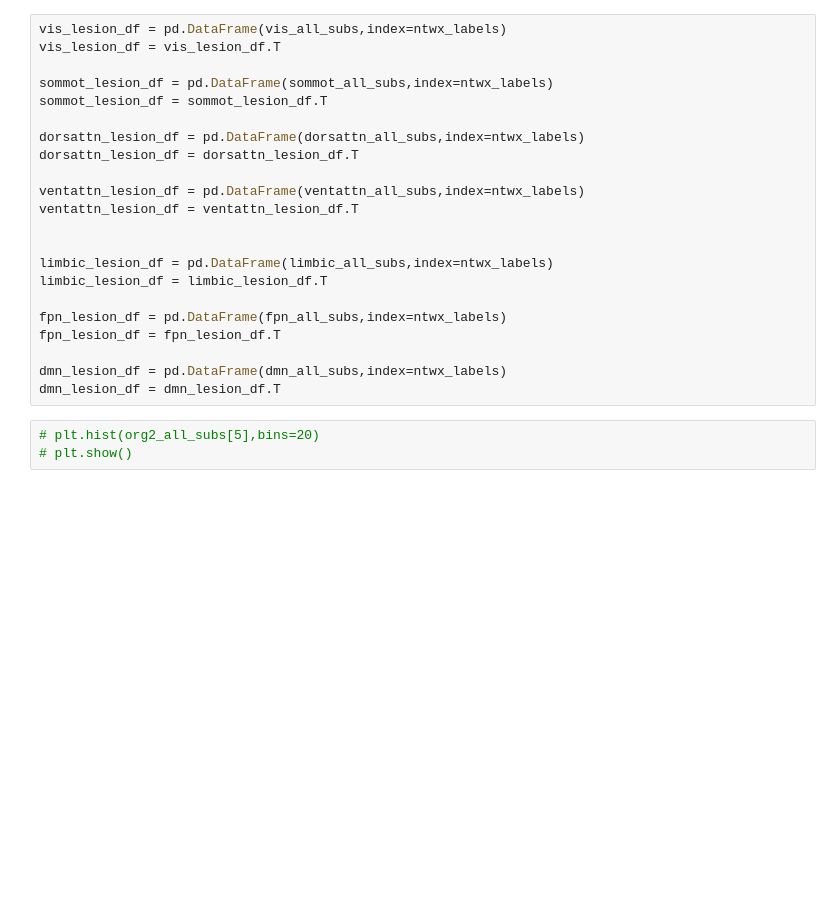
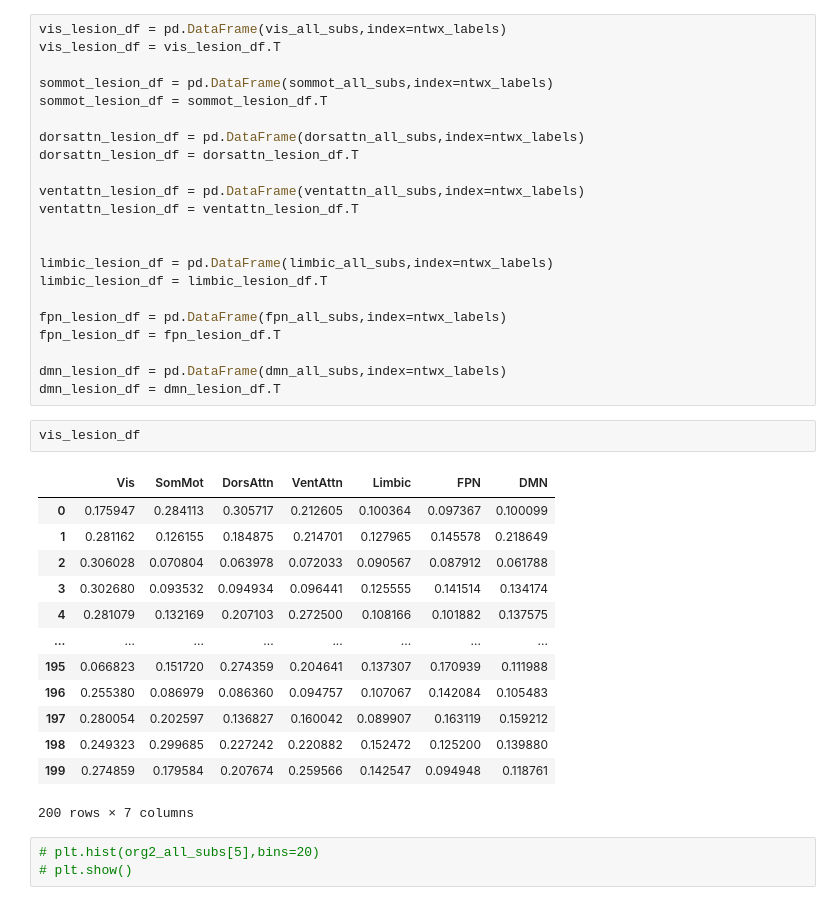
Before and after one commit to Shreyder93/whobpyt, a Jupyter notebook: scratch/WhoBPyT_isolated_INNER_Ntwx_all_subs.ipynb, the cells around one changed output. Drawn from its saved outputs; the diff is of its cells as text; blank space fills up the shorter version.

```diff
--- a/scratch/WhoBPyT_isolated_INNER_Ntwx_all_subs.ipynb
+++ b/scratch/WhoBPyT_isolated_INNER_Ntwx_all_subs.ipynb
@@ -515,6 +533,22 @@ fpn_lesion_df = fpn_lesion_df.T
 
 dmn_lesion_df = pd.DataFrame(dmn_all_subs,index=ntwx_labels)
 dmn_lesion_df = dmn_lesion_df.T
+# %%
+vis_lesion_df
+# %% [output]
+|  | Vis | SomMot | DorsAttn | VentAttn | Limbic | FPN | DMN |
+| 0 | 0.175947 | 0.284113 | 0.305717 | 0.212605 | 0.100364 | 0.097367 | 0.100099 |
+| 1 | 0.281162 | 0.126155 | 0.184875 | 0.214701 | 0.127965 | 0.145578 | 0.218649 |
+| 2 | 0.306028 | 0.070804 | 0.063978 | 0.072033 | 0.090567 | 0.087912 | 0.061788 |
+| 3 | 0.302680 | 0.093532 | 0.094934 | 0.096441 | 0.125555 | 0.141514 | 0.134174 |
+| 4 | 0.281079 | 0.132169 | 0.207103 | 0.272500 | 0.108166 | 0.101882 | 0.137575 |
+| ... | ... | ... | ... | ... | ... | ... | ... |
+| 195 | 0.066823 | 0.151720 | 0.274359 | 0.204641 | 0.137307 | 0.170939 | 0.111988 |
+| 196 | 0.255380 | 0.086979 | 0.086360 | 0.094757 | 0.107067 | 0.142084 | 0.105483 |
+| 197 | 0.280054 | 0.202597 | 0.136827 | 0.160042 | 0.089907 | 0.163119 | 0.159212 |
+| 198 | 0.249323 | 0.299685 | 0.227242 | 0.220882 | 0.152472 | 0.125200 | 0.139880 |
+| 199 | 0.274859 | 0.179584 | 0.207674 | 0.259566 | 0.142547 | 0.094948 | 0.118761 |
+200 rows × 7 columns
 # %%
 # plt.hist(org2_all_subs[5],bins=20)
 # plt.show()
```
Also changed, not shown: parts of 4 cells of this notebook, 5 other files.
